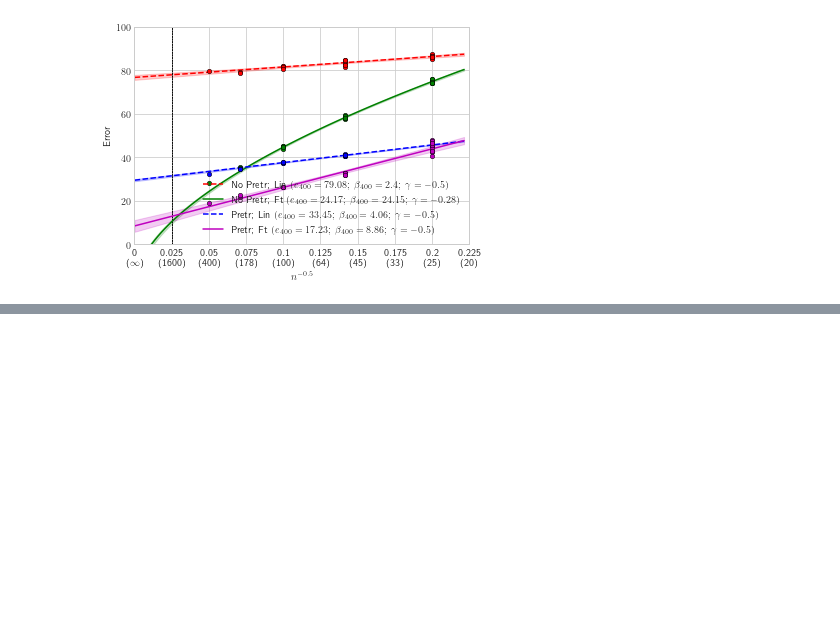
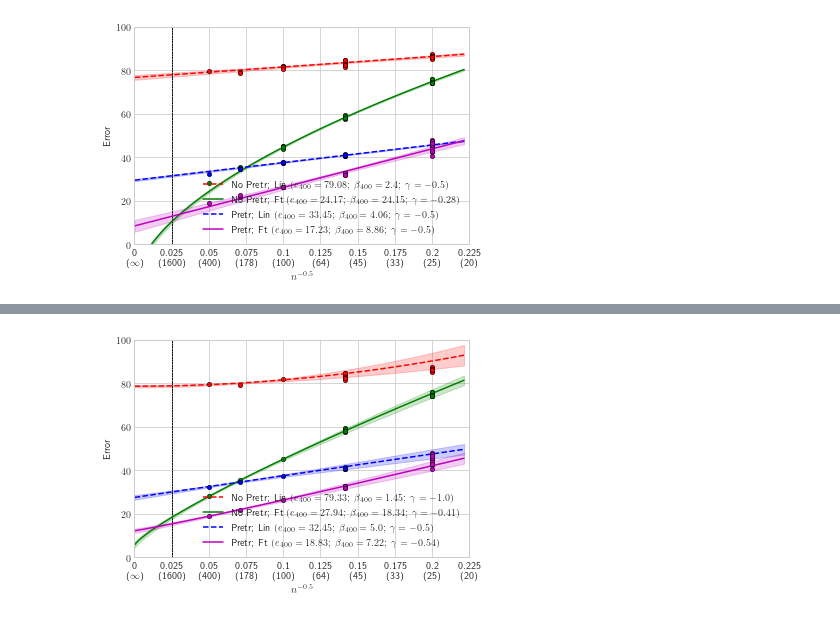
Before and after one commit to allenai/learning-curve, a Jupyter notebook: notebooks/curve.ipynb, the cells around one changed output, grey strips where cells are left out. Drawn from its saved outputs; the diff is of its cells as text; code cells hidden in the pictures; blank space fills up the shorter version.

Commit message:
update curve

```diff
--- a/notebooks/curve.ipynb
+++ b/notebooks/curve.ipynb
@@ -156,0 +161,14 @@ for (json_path,label,color,linestyle) in plot_metadata:
+# %%
+cfg.v_1 = 10
+for (json_path,label,color,linestyle) in plot_metadata:
+    curvems.load_from_json(json_path)
+    curvems_filtered = copy.deepcopy(curvems)
+    curvems_filtered.curvems = [errms for errms in curvems if errms.num_train_samples in [400,200,100]]
+    for errms in curvems_filtered:
+        # Through away all but 1 error measurment per train set size
+        errms.test_errors = [errms.test_errors[0]]
+        errms.num_ms = 1
+    curve, _ = curve_estimator.estimate(curvems_filtered)
+    curve_estimator.plot(curve,curvems,label,color,linestyle)
+# %% [output]
+[figure, added]
```
Also changed, not shown: parts of 3 cells of this notebook.
